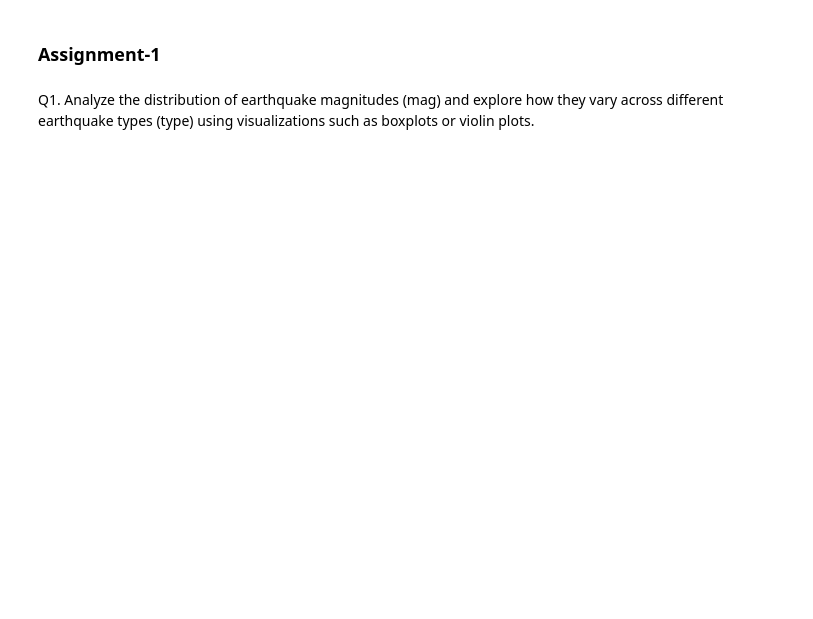
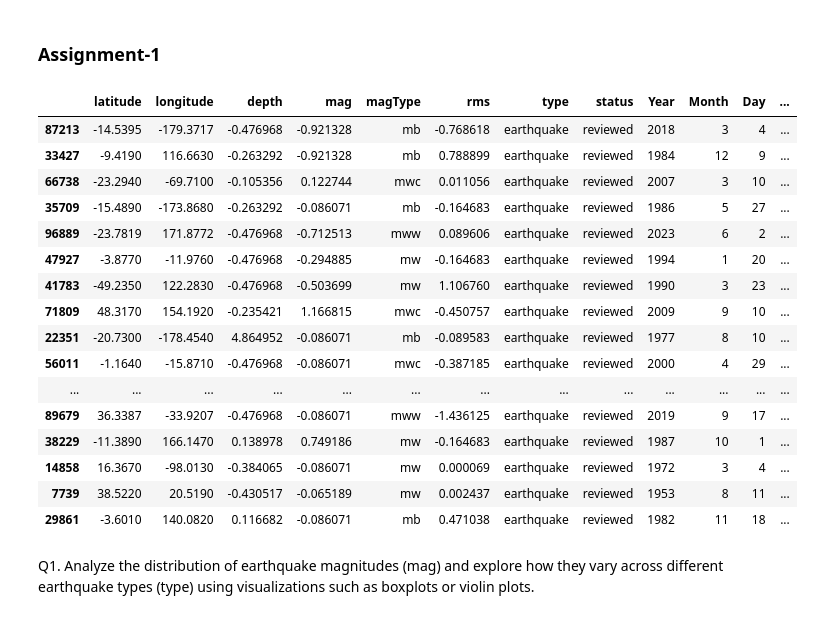
Before and after one commit to ImpactsenseAI-Intern-Project-OCT25/impactsenseAI-Infosys-Intern-project, a Jupyter notebook: milestone_1/week_2/Day_9/Assignment_1.ipynb, the cells around one changed output. Cells and saved outputs as stored; diff of their text form; code cells hidden in the pictures; blank space fills up the shorter version.

```diff
--- a/milestone_1/week_2/Day_9/Assignment_1.ipynb
+++ b/milestone_1/week_2/Day_9/Assignment_1.ipynb
@@ -2,5 +2,28 @@
 ### Assignment-1
 # %%
 ## Load the Preprocessed Dataset Here
+# %%
+import pandas as pd
+import numpy as np
+df = pd.read_csv(r'C:\Users\sasid\OneDrive\Desktop\infosys\impactsenseAI-Infosys-Intern-project\data\preprocessed_earthquake_data.csv')
+df.sample(50)
+# %% [output]
+|  | latitude | longitude | depth | mag | magType | rms | type | status | Year | Month | Day | ... |
+| 87213 | -14.5395 | -179.3717 | -0.476968 | -0.921328 | mb | -0.768618 | earthquake | reviewed | 2018 | 3 | 4 | ... |
+| 33427 | -9.4190 | 116.6630 | -0.263292 | -0.921328 | mb | 0.788899 | earthquake | reviewed | 1984 | 12 | 9 | ... |
+| 66738 | -23.2940 | -69.7100 | -0.105356 | 0.122744 | mwc | 0.011056 | earthquake | reviewed | 2007 | 3 | 10 | ... |
+| 35709 | -15.4890 | -173.8680 | -0.263292 | -0.086071 | mb | -0.164683 | earthquake | reviewed | 1986 | 5 | 27 | ... |
+| 96889 | -23.7819 | 171.8772 | -0.476968 | -0.712513 | mww | 0.089606 | earthquake | reviewed | 2023 | 6 | 2 | ... |
+| 47927 | -3.8770 | -11.9760 | -0.476968 | -0.294885 | mw | -0.164683 | earthquake | reviewed | 1994 | 1 | 20 | ... |
+| 41783 | -49.2350 | 122.2830 | -0.476968 | -0.503699 | mw | 1.106760 | earthquake | reviewed | 1990 | 3 | 23 | ... |
+| 71809 | 48.3170 | 154.1920 | -0.235421 | 1.166815 | mwc | -0.450757 | earthquake | reviewed | 2009 | 9 | 10 | ... |
+| 22351 | -20.7300 | -178.4540 | 4.864952 | -0.086071 | mb | -0.089583 | earthquake | reviewed | 1977 | 8 | 10 | ... |
+| 56011 | -1.1640 | -15.8710 | -0.476968 | -0.086071 | mwc | -0.387185 | earthquake | reviewed | 2000 | 4 | 29 | ... |
+| ... | ... | ... | ... | ... | ... | ... | ... | ... | ... | ... | ... | ... |
+| 89679 | 36.3387 | -33.9207 | -0.476968 | -0.086071 | mww | -1.436125 | earthquake | reviewed | 2019 | 9 | 17 | ... |
+| 38229 | -11.3890 | 166.1470 | 0.138978 | 0.749186 | mw | -0.164683 | earthquake | reviewed | 1987 | 10 | 1 | ... |
+| 14858 | 16.3670 | -98.0130 | -0.384065 | -0.086071 | mw | 0.000069 | earthquake | reviewed | 1972 | 3 | 4 | ... |
+| 7739 | 38.5220 | 20.5190 | -0.430517 | -0.065189 | mw | 0.002437 | earthquake | reviewed | 1953 | 8 | 11 | ... |
+| 29861 | -3.6010 | 140.0820 | 0.116682 | -0.086071 | mb | 0.471038 | earthquake | reviewed | 1982 | 11 | 18 | ... |
 # %% [markdown]
 Q1. Analyze the distribution of earthquake magnitudes (mag) and explore how they vary across different earthquake types (type) using visualizations such as boxplots or violin plots.
```
Also changed, not shown: parts of 6 cells of this notebook.
